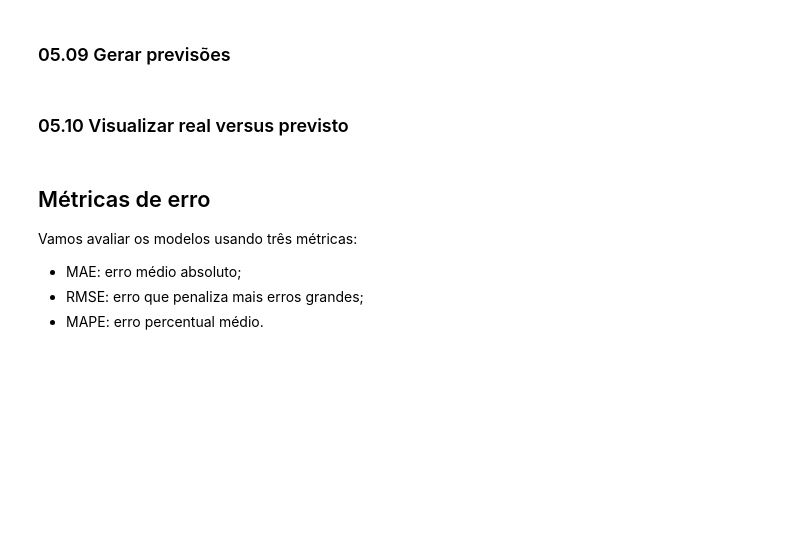
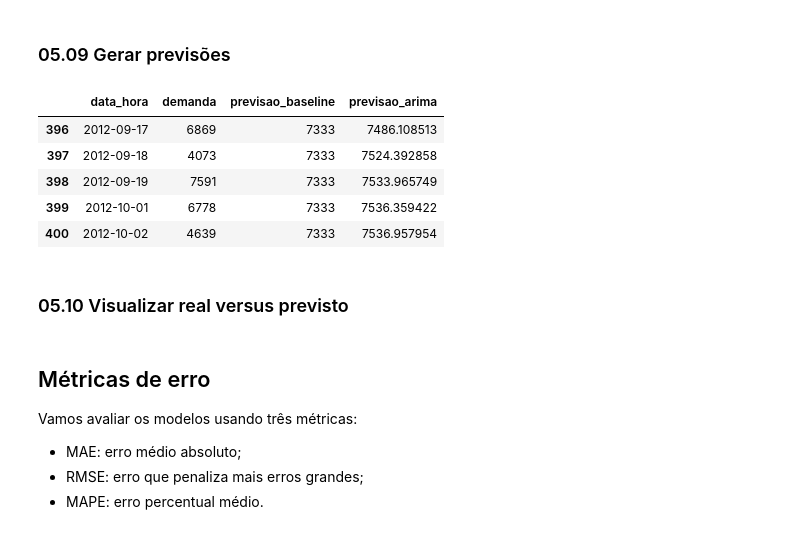
Before and after one commit to ariel-velardo/ALURA, a Jupyter notebook: series-temporais-bikes/notebooks/05_modelagem_arima.ipynb, the cells around one changed output. Drawn from its saved outputs; the diff is of its cells as text; code cells hidden in the pictures; blank space fills up the shorter version.

Commit message:
treina modelo arima inicial

```diff
--- a/series-temporais-bikes/notebooks/05_modelagem_arima.ipynb
+++ b/series-temporais-bikes/notebooks/05_modelagem_arima.ipynb
@@ -180,3 +180,9 @@ Antes de avaliar o ARIMA, precisamos de uma comparação mínima.
 A baseline será uma regra simples: usar o último valor observado no treino como previsão para todo o período de teste.
 # %% [markdown]
 ### 05.07 Criar baseline
+# %%
+ultimo_valor_treino = treino["demanda"].iloc[-1]
+
+teste["previsao_baseline"] = ultimo_valor_treino
+
+teste[['data_hora','demanda','previsao_baseline']].head()
@@ -192,3 +205,15 @@ Um primeiro ponto de partida será:
 `ARIMA(1, 1, 1)`
 # %% [markdown]
 ### 05.08 Treinar modelo ARIMA
+# %%
+from statsmodels.tsa.arima.model import ARIMA
+ordem_arima = (1,1,1)
+
+modelo_arima = ARIMA(
+    treino["demanda"],
+    order= ordem_arima
+)
+
+resultado_arima = modelo_arima.fit()
+
+print(resultado_arima.summary())
@@ -195,5 +238,18 @@ Um primeiro ponto de partida será:
 # %% [markdown]
 ### 05.09 Gerar previsões
+# %%
+previsao_arima = resultado_arima.forecast(steps=len(teste))
+
+teste['previsao_arima'] = previsao_arima.values
+
+teste[['data_hora','demanda','previsao_baseline','previsao_arima']].head()
+# %% [output]
+|  | data_hora | demanda | previsao_baseline | previsao_arima |
+| 396 | 2012-09-17 | 6869 | 7333 | 7486.108513 |
+| 397 | 2012-09-18 | 4073 | 7333 | 7524.392858 |
+| 398 | 2012-09-19 | 7591 | 7333 | 7533.965749 |
+| 399 | 2012-10-01 | 6778 | 7333 | 7536.359422 |
+| 400 | 2012-10-02 | 4639 | 7333 | 7536.957954 |
 # %% [markdown]
 ### 05.10 Visualizar real versus previsto
 # %%
```
Also changed, not shown: parts of 2 cells of this notebook.
